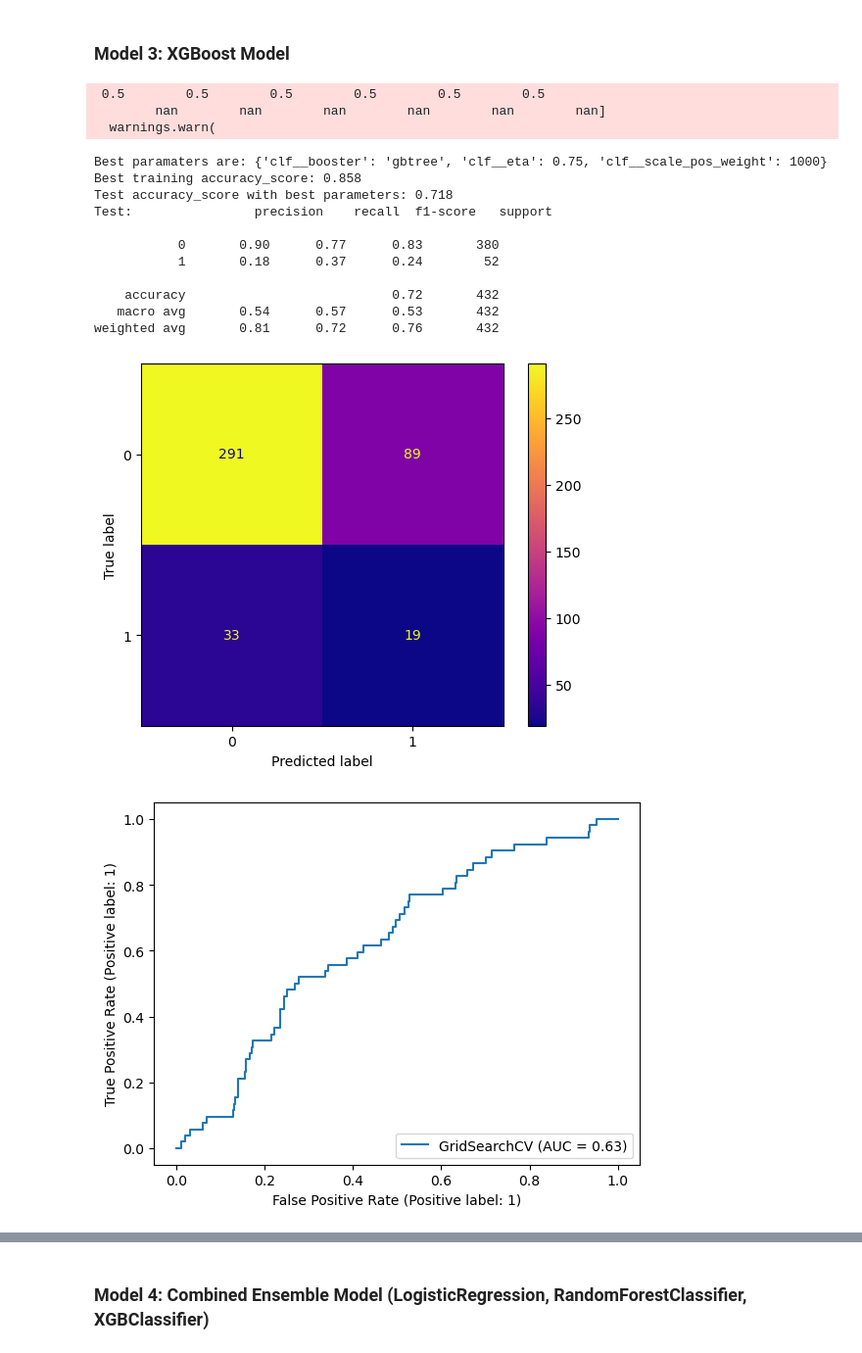
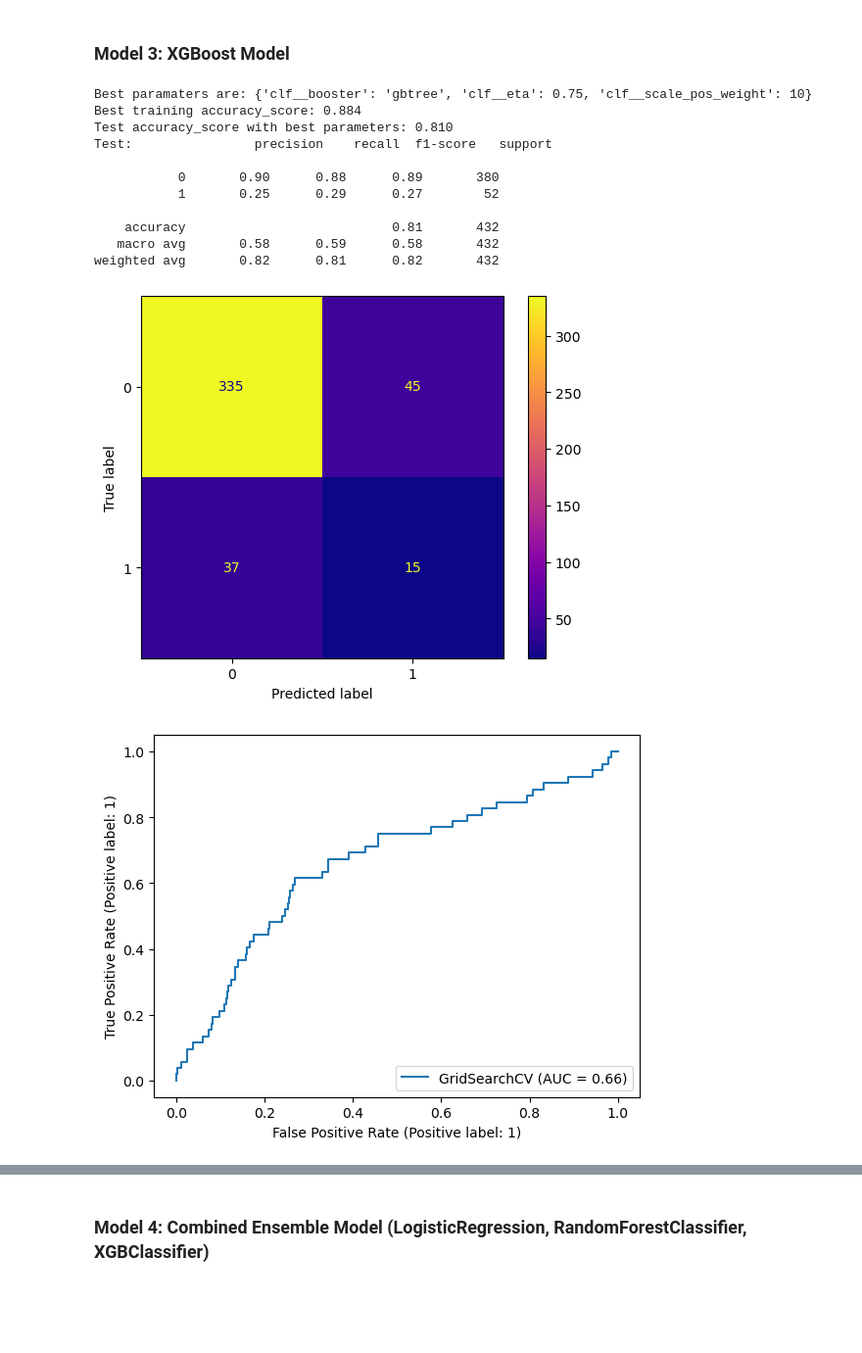
Before and after one commit to RH3421/Reducing_NBA_Injuries, a Jupyter notebook: Main_Notebook.ipynb, the cells around one changed output, grey strips where cells are left out. Shown at 98% size. Saved outputs shown, nothing was run; the diff lists cells and outputs as text; code cells hidden in the pictures; blank space fills up the shorter version.

```diff
--- a/Main_Notebook.ipynb
+++ b/Main_Notebook.ipynb
@@ -347,7 +347,7 @@ Assign X and y values, train_test_split, scale data.
 # Assign X and y.
 y = df_con.out_for_season
 X = df_con[best_features]
-X_train, X_test, y_train, y_test = train_test_split(X, y, stratify=y, test_size=0.10, random_state=22)
+X_train, X_test, y_train, y_test = train_test_split(X, y, stratify=y, test_size=0.1, random_state=22)
 # %% [markdown]
 Assess for high multicollinearity via Variance Inflation Factor (VIF).
 # %%
@@ -482,7 +482,7 @@ def pipe_maker(classifier):
 def gridsearch_maker(pipeline, params):
     return GridSearchCV(estimator=pipeline,
                         param_grid=params,
-                        scoring='accuracy',
+                        scoring='f1',
                         cv=10,
                         n_jobs=-1)
 # %%
@@ -671,26 +651,23 @@ RandomForestClassifier with  GridSearchCV hyperparameter optimization performed
 # %%
 # XGBoost Model
 pipe_xgbc = pipe_maker(XGBClassifier)
-grid_params_xgbc = [{'clf__booster': ['gbtree', 'gblinear', 'gbdart'],
-                  'clf__eta': [.25, .5, .75],
-                  'clf__scale_pos_weight': [1000, 10000]}]
+grid_params_xgbc = [{'clf__booster': ['gbtree', 'gblinear'],
+                  'clf__eta': [.5,.75],
+                  'clf__scale_pos_weight': [10,15]}]
 gs_xgbc = gridsearch_maker(pipe_xgbc, grid_params_xgbc)
 best_acc(gs_xgbc)
 # %% [output]
- 0.5        0.5        0.5        0.5        0.5        0.5
-        nan        nan        nan        nan        nan        nan]
-  warnings.warn(
+Best paramaters are: {'clf__booster': 'gbtree', 'clf__eta': 0.75, 'clf__scale_pos_weight': 10}
+Best training accuracy_score: 0.884
+Test accuracy_score with best parameters: 0.810
+Test:                precision    recall  f1-score   support
+
+           0       0.90      0.88      0.89       380
+           1       0.25      0.29      0.27        52
+
+    accuracy                           0.81       432
+   macro avg       0.58      0.59      0.58       432
+weighted avg       0.82      0.81      0.82       432
-Best paramaters are: {'clf__booster': 'gbtree', 'clf__eta': 0.75, 'clf__scale_pos_weight': 1000}
-Best training accuracy_score: 0.858
-Test accuracy_score with best parameters: 0.718
-Test:                precision    recall  f1-score   support
-
-           0       0.90      0.77      0.83       380
-           1       0.18      0.37      0.24        52
-
-    accuracy                           0.72       432
-   macro avg       0.54      0.57      0.53       432
-weighted avg       0.81      0.72      0.76       432
-[figure, old version]
+[figure, new version]
-[figure, old version]
+[figure, new version]
 # %% [markdown]
```
Also changed, not shown: parts of 14 cells of this notebook, 4 other files.
